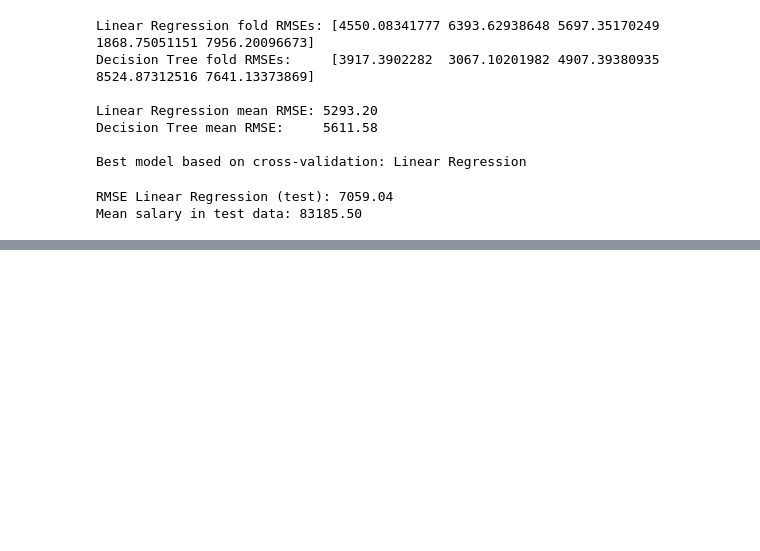
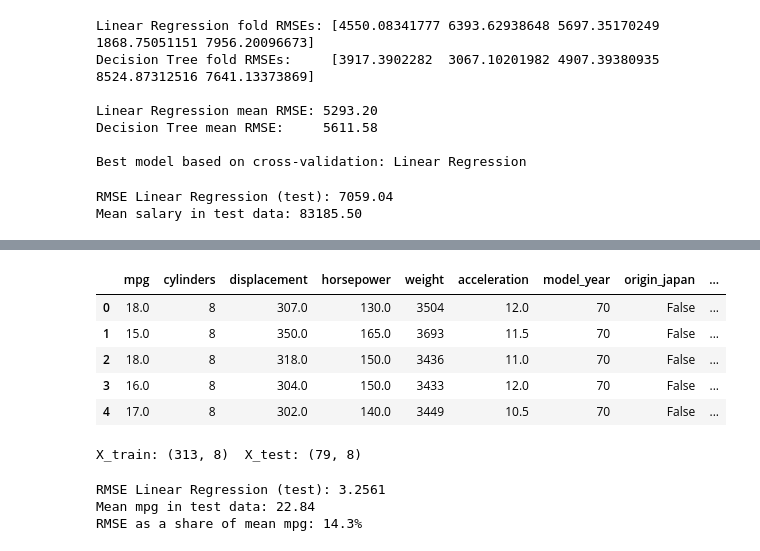
Before and after one commit to arbazshah52/Individual-Machine-Learning, a Jupyter notebook: Kapital2/Kapital2Kod.ipynb, the cells around one changed output, grey strips where cells are left out. Cells and saved outputs as stored; diff of their text form; code cells hidden in the pictures; blank space fills up the shorter version.

```diff
--- a/Kapital2/Kapital2Kod.ipynb
+++ b/Kapital2/Kapital2Kod.ipynb
@@ -213,0 +261,14 @@ Mean salary in test data: 83185.50
+# %%
+# c) Drop the name column
+df = df.drop(columns=["name"])
+# %%
+# d) Dummy-variable-encoding on origin, drop_first=True -> 2 new columns instead of 3
+df = pd.get_dummies(df, columns=["origin"], drop_first=True)
+df.head()
+# %% [output]
+|  | mpg | cylinders | displacement | horsepower | weight | acceleration | model_year | origin_japan | ... |
+| 0 | 18.0 | 8 | 307.0 | 130.0 | 3504 | 12.0 | 70 | False | ... |
+| 1 | 15.0 | 8 | 350.0 | 165.0 | 3693 | 11.5 | 70 | False | ... |
+| 2 | 18.0 | 8 | 318.0 | 150.0 | 3436 | 11.0 | 70 | False | ... |
+| 3 | 16.0 | 8 | 304.0 | 150.0 | 3433 | 12.0 | 70 | False | ... |
+| 4 | 17.0 | 8 | 302.0 | 140.0 | 3449 | 10.5 | 70 | False | ... |
@@ -213,0 +279,18 @@ Mean salary in test data: 83185.50
+# %%
+# f) Split into training and test sets
+X_train, X_test, y_train, y_test = train_test_split(X, y, test_size=0.2, random_state=42)
+print("X_train:", X_train.shape, " X_test:", X_test.shape)
+# %% [output]
+X_train: (313, 8)  X_test: (79, 8)
+# %%
+# g) Train a linear regression model on the training data, evaluate it on the test data
+lin_reg = LinearRegression().fit(X_train, y_train)
+rmse_test = root_mean_squared_error(y_test, lin_reg.predict(X_test))
+
+print(f"RMSE Linear Regression (test): {rmse_test:.4f}")
+print(f"Mean mpg in test data: {y_test.mean():.2f}")
+print(f"RMSE as a share of mean mpg: {rmse_test / y_test.mean() * 100:.1f}%")
+# %% [output]
+RMSE Linear Regression (test): 3.2561
+Mean mpg in test data: 22.84
+RMSE as a share of mean mpg: 14.3%
```
Also changed, not shown: parts of 9 cells of this notebook.
